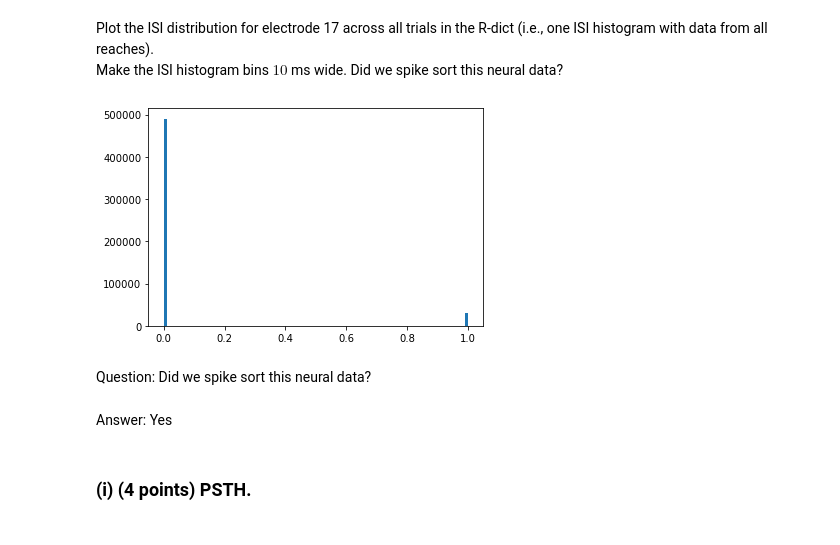
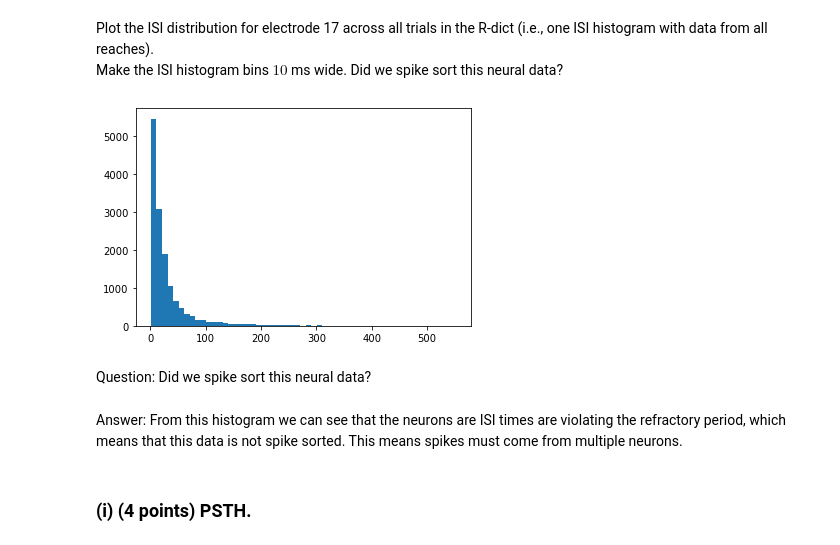
Before and after one commit to sofiagilardini/UCLA_243A, a Jupyter notebook: hw6/hw6p1.ipynb, the cells around one changed output. Cells and saved outputs as stored; diff of their text form; code cells hidden in the pictures.

```diff
--- a/hw6/hw6p1.ipynb
+++ b/hw6/hw6p1.ipynb
@@ -195,9 +195,7 @@ Plot a spike raster of all reaches to the right target, located at (120 mm,0 mm)
 
 #====================================================#
 
-# spike_train = np.empty((0,0),dtype = list)
-
-spike_train = []
+spike_train = np.empty((0,0),dtype = list)
 
 f = 0
 for i in range(506):
@@ -218,12 +215,0 @@ ValueError: setting an array element with a sequence.
-# %%
-spike_train = []  # Create an empty list
-
-for i in range(506):
-    target = R[i]['target'][0:2]
-    if target[0] == 120 and target[1] == 0:
-        spike_train.append(R[i]['spikeRaster'][16, :].todense().nonzero()[1])
-
-nsp.PlotSpikeRaster(spike_train)
-plt.xlabel('Time in ms')
-plt.ylabel('Neurons')
-plt.title('Spike Raster')
@@ -238,24 +221,26 @@ Make the ISI histogram bins $10$ ms wide. Did we spike sort this neural data?
 # %%
 # I am going to take each i in 506 (trials) -- R[i]['spikeRaster]
 # np.diff on each of those -- append to a list called ISI_list -- what units will this be in (?)
 # assuming the units are ms - then I should just be able to do plt.hist(ISI_list, 10)
 
 ISI_list = []
+ISI_time = 0
 
 for i in range(506):
-    spike_raster_i = R[i]['spikeRaster'][16, :].todense()
+    spike_raster_i = R[i]['spikeRaster'][16, :].todense().nonzero()[1].flatten()
     spike_raster_array = np.array(spike_raster_i)
     ISI_list.extend(np.diff(spike_raster_array).flatten())
     abs_ISI_list = np.abs(ISI_list)
 
-plt.hist(abs_ISI_list, 100)
+bin_width = np.arange(min(ISI_list), max(ISI_list), 10)
+plt.hist(ISI_list, bins = bin_width)
 plt.show()
 # %% [output]
-[figure, old version]
+[figure, new version]
 # %% [markdown]
 Question: Did we spike sort this neural data?
-# %% [markdown]
-Answer:    Yes
+# %% [markdown]
+Answer:    From this histogram we can see that the neurons are ISI times are violating the refractory period, which means that this data is not spike sorted. This means spikes must come from multiple neurons.
 # %% [markdown]
 ### (i) (4 points) PSTH.
 # %% [markdown]
```
Also changed, not shown: parts of 4 cells of this notebook, 13 other files.
